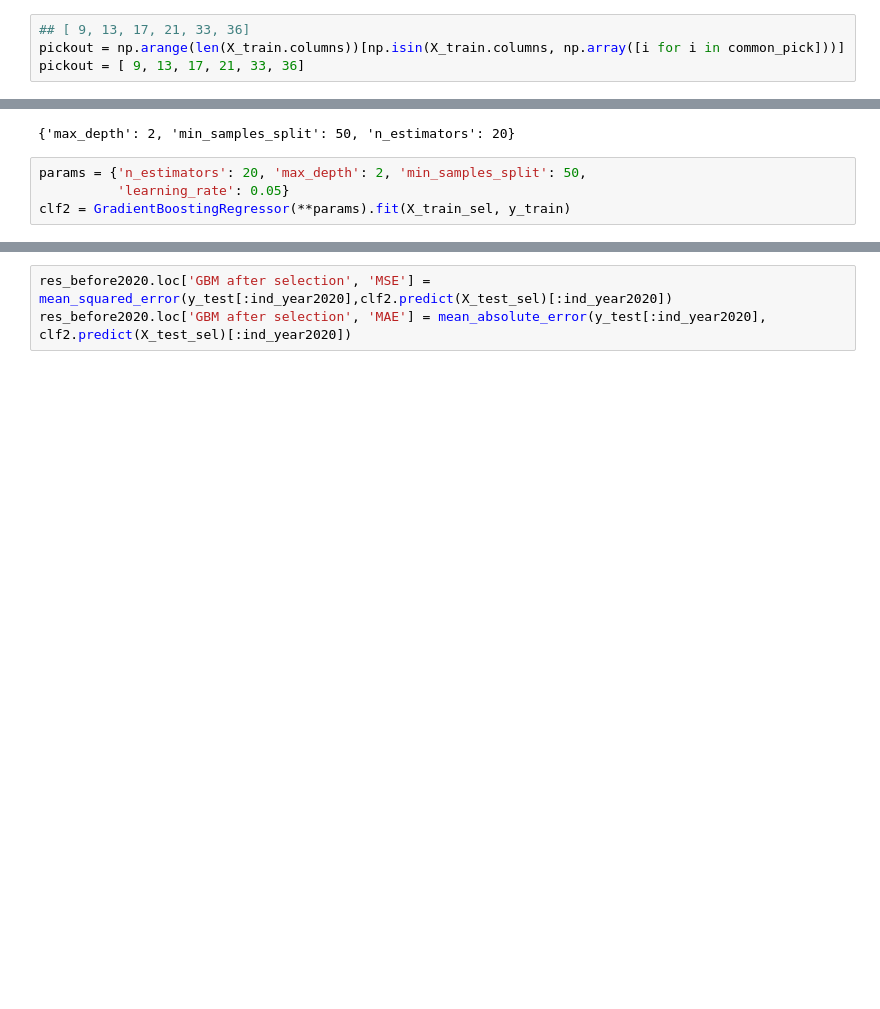
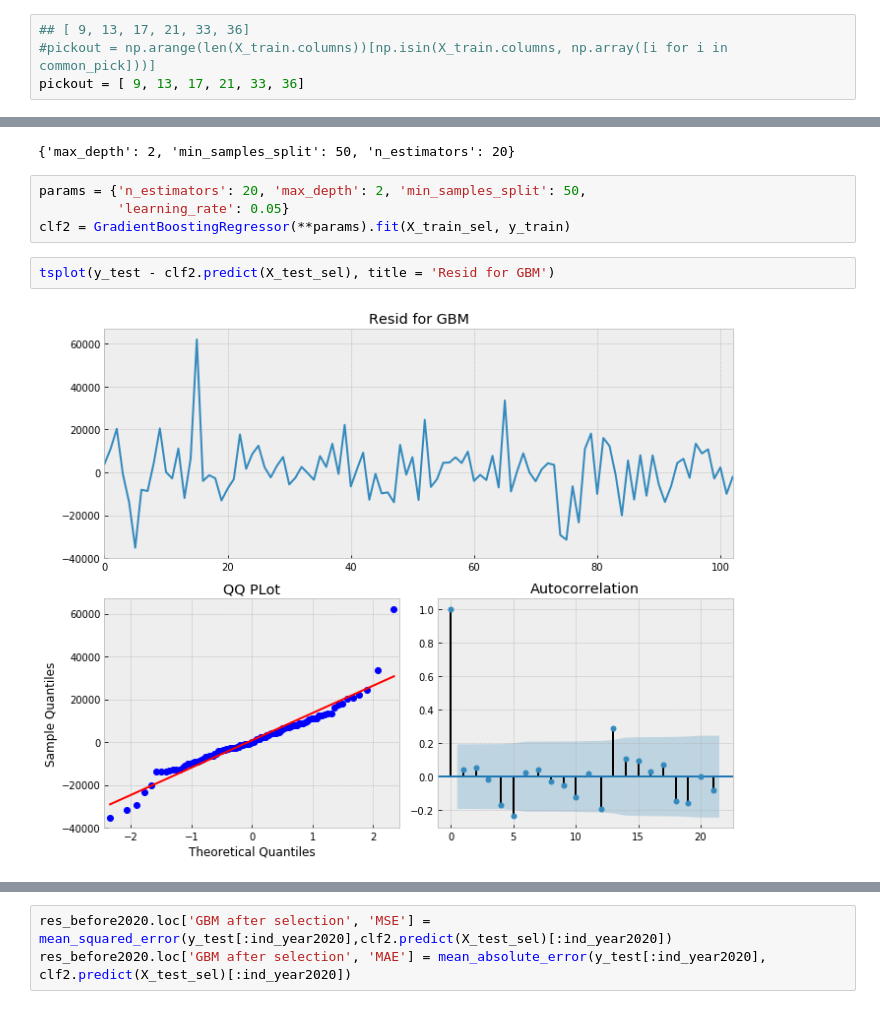
Before and after one commit to sdlwdh/ML-Capstone, a Jupyter notebook: Code/Modeling.ipynb, the cells around one changed output, grey strips where cells are left out. Cells and saved outputs as stored; diff of their text form; blank space fills up the shorter version.

```diff
--- a/Code/Modeling.ipynb
+++ b/Code/Modeling.ipynb
@@ -836,7 +853,7 @@ Index(['FedFunds', '1Y OIS', 'Libor 3 mo', 'Libor 6 mo', 'Libor 1Y', 'T10Y3M',
       dtype='object')
 # %%
 ## [ 9, 13, 17, 21, 33, 36]
-pickout = np.arange(len(X_train.columns))[np.isin(X_train.columns, np.array([i for i in common_pick]))]
+#pickout = np.arange(len(X_train.columns))[np.isin(X_train.columns, np.array([i for i in common_pick]))]
 pickout = [ 9, 13, 17, 21, 33, 36]
 # %%
 X_train.columns[pickout]
@@ -995,3 +1012,7 @@ clf2.best_params_
 params = {'n_estimators': 20, 'max_depth': 2, 'min_samples_split': 50,
           'learning_rate': 0.05}
 clf2 = GradientBoostingRegressor(**params).fit(X_train_sel, y_train)
+# %%
+tsplot(y_test - clf2.predict(X_test_sel), title = 'Resid for GBM')
+# %% [output]
+[figure, added]
```
Also changed, not shown: parts of 4 cells of this notebook.
